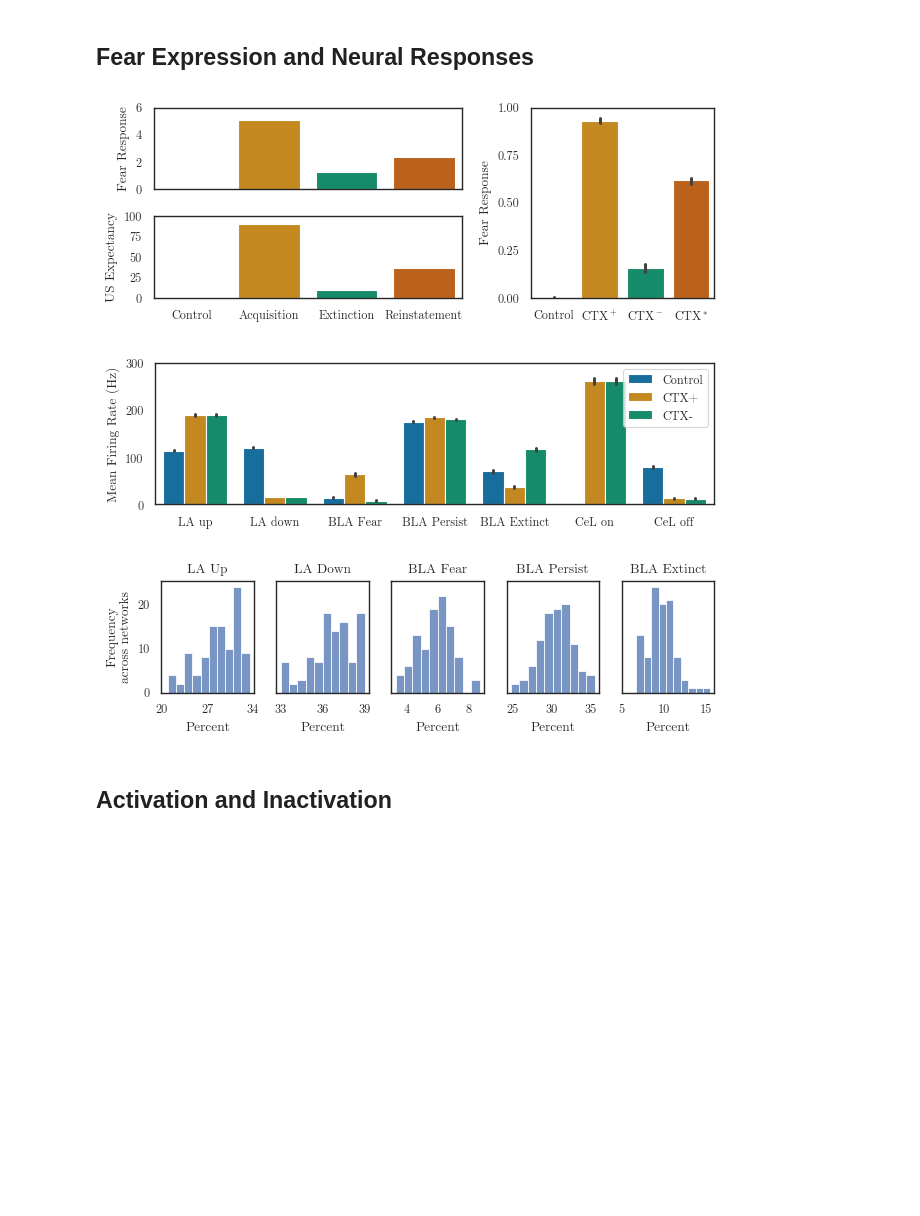
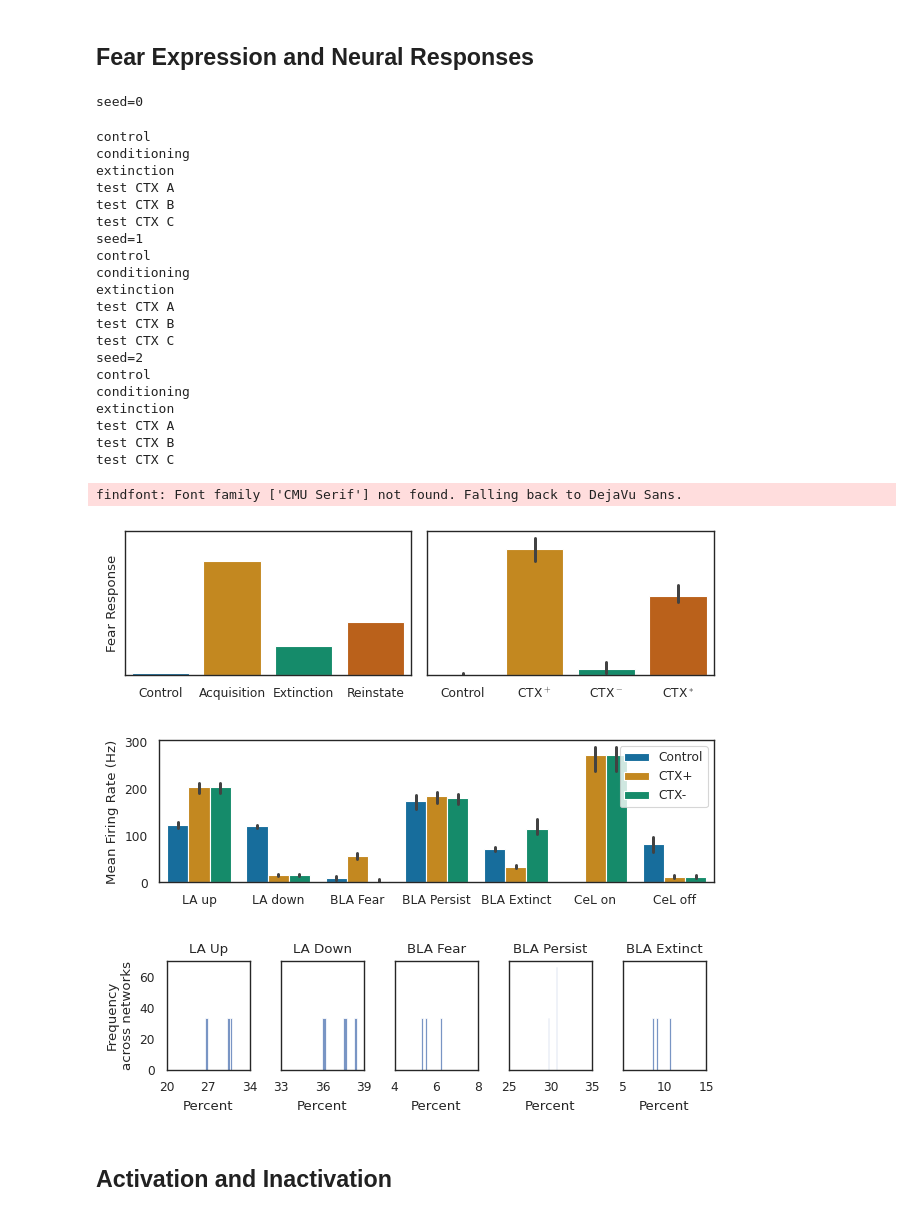
Before and after one commit to psipeter/amygdala, a Jupyter notebook: experiments.ipynb, the cells around one changed output. Cells and saved outputs as stored; diff of their text form; code cells hidden in the pictures; blank space fills up the shorter version.

```diff
--- a/experiments.ipynb
+++ b/experiments.ipynb
@@ -431,9 +414,31 @@ def fear_expression_neural_responses(
 # %%
-fear_expression_neural_responses(seeds=100, plot=False, load=True)
+fear_expression_neural_responses(seeds=3, plot=False, load=False)
 # %% [output]
+seed=0
+control
+conditioning
+extinction
+test CTX A
+test CTX B
+test CTX C
+seed=1
+control
+conditioning
+extinction
+test CTX A
+test CTX B
+test CTX C
+seed=2
+control
+conditioning
+extinction
+test CTX A
+test CTX B
+test CTX C
+findfont: Font family ['CMU Serif'] not found. Falling back to DejaVu Sans.
-[figure, old version]
+[figure, new version]
-[figure, old version]
+[figure, new version]
-[figure, old version]
+[figure, new version]
 # %% [markdown]
 ## Activation and Inactivation
 # %%
```
Also changed, not shown: parts of 34 cells of this notebook.
